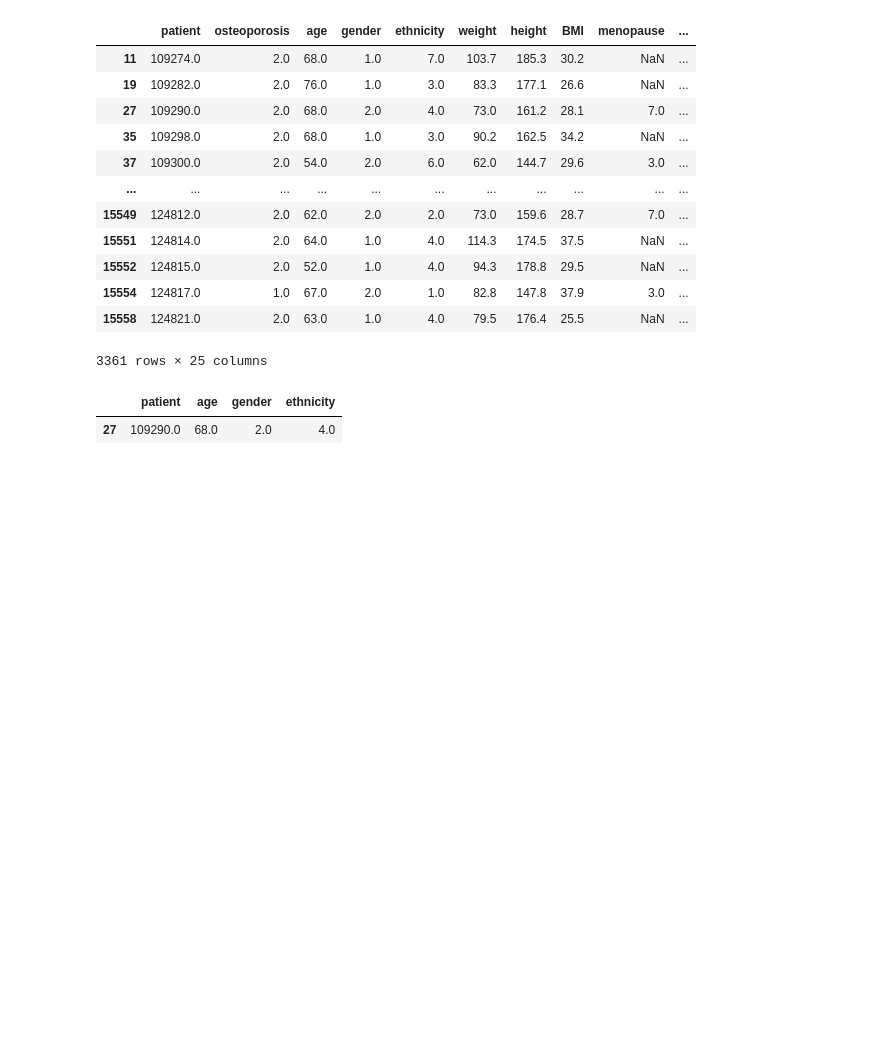
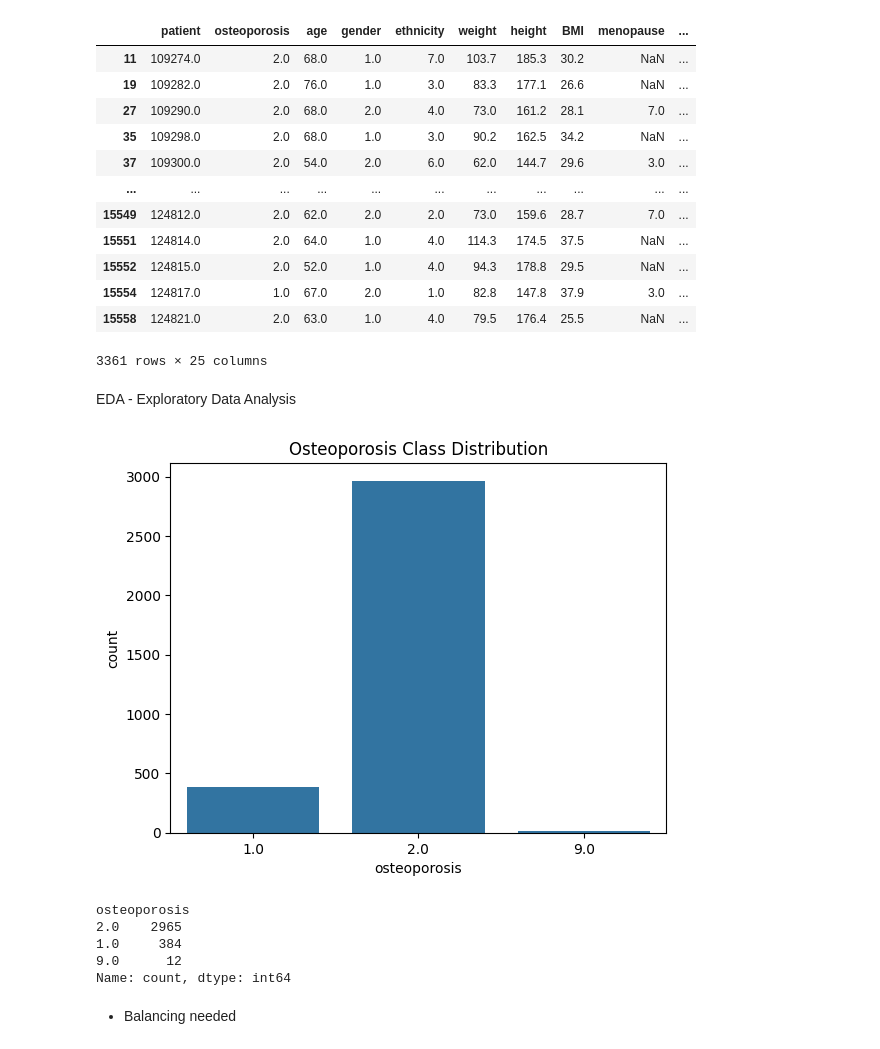
Before and after one commit to Oliwier-M/osteoporosis-AI, a Jupyter notebook: data.ipynb, the cells around one changed output. Saved outputs shown, nothing was run; the diff lists cells and outputs as text; code cells hidden in the pictures; blank space fills up the shorter version.

```diff
--- a/data.ipynb
+++ b/data.ipynb
@@ -85,8 +85,8 @@ labels_mapping = {
     'RHQ060': 'age of last period',
     'RHQ540': 'female HRT',
     'PAD615': 'physical work (min)',
-    'PAD660': 'vigorous excercise (min)',
-    'PAD675': 'moderate excercise (min)',
+    'PAD660': 'vigorous exercise (min)',
+    'PAD675': 'moderate exercise (min)',
     'PAD680': 'sedentary (min)',
     'PAD645': 'walk/bike (min)',
     'RIDAGEYR': 'age',
@@ -100,7 +100,7 @@ labels_mapping = {
     'LBXSCA': 'total calcium mg/dL'
 }
 
-data = pd.DataFrame(columns=['patient', 'osteoporosis', 'age', 'gender', 'ethnicity', 'weight', 'height', 'BMI', 'menopause', 'age of last period', 'female HRT',  'vit.D intake', 'calcium intake', 'total calcium mg/dL', 'alcohol past 12 mos', 'avg alcohol/day past 12 mos', 'cigarettes smoked', 'regular smoking age', 'physical work (min)', 'vigorous excercise (min)', 'moderate excercise (min)', 'sedentary (min)', 'walk/bike (min)', 'mother osteoporosis', 'father osteoporosis', ])
+data = pd.DataFrame(columns=['patient', 'osteoporosis', 'age', 'gender', 'ethnicity', 'weight', 'height', 'BMI', 'menopause', 'age of last period', 'female HRT',  'vit.D intake', 'calcium intake', 'total calcium mg/dL', 'alcohol past 12 mos', 'avg alcohol/day past 12 mos', 'cigarettes smoked', 'regular smoking age', 'physical work (min)', 'vigorous exercise (min)', 'moderate exercise (min)', 'sedentary (min)', 'walk/bike (min)', 'mother osteoporosis', 'father osteoporosis', ])
 for folder in folders:
     for file in files:
         file_path = f"{folder}/{file}.xpt"
@@ -139,16 +139,7 @@ data
 | 15554 | 124817.0 | 1.0 | 67.0 | 2.0 | 1.0 | 82.8 | 147.8 | 37.9 | 3.0 | ... |
 | 15558 | 124821.0 | 2.0 | 63.0 | 1.0 | 4.0 | 79.5 | 176.4 | 25.5 | NaN | ... |
 3361 rows × 25 columns
-# %%
-file_path = f"2017-2020/{files[1]}.xpt"
-test = pd.read_sas(file_path, format="xport")
-filtered = test.filter(items = codes)
-filtered.rename(columns=labels_mapping, inplace=True)
-
-patient_rows = filtered[filtered['patient'] == 109290.0]
-patient_rows
-
-# filtered.head()
-# %% [output]
-|  | patient | age | gender | ethnicity |
-| 27 | 109290.0 | 68.0 | 2.0 | 4.0 |
+# %% [markdown]
+EDA - Exploratory Data Analysis
+# %%
+data = data.drop(columns=['patient'])
@@ -154,0 +149,15 @@ patient_rows
+# %%
+sns.countplot(x=data['osteoporosis'])
+plt.title("Osteoporosis Class Distribution")
+plt.show()
+
+print(data['osteoporosis'].value_counts())
+# %% [output]
+[figure, added]
+osteoporosis
+2.0    2965
+1.0     384
+9.0      12
+Name: count, dtype: int64
+# %% [markdown]
+- Balancing needed
```
Also changed, not shown: parts of 43 cells of this notebook, 1 other file.
